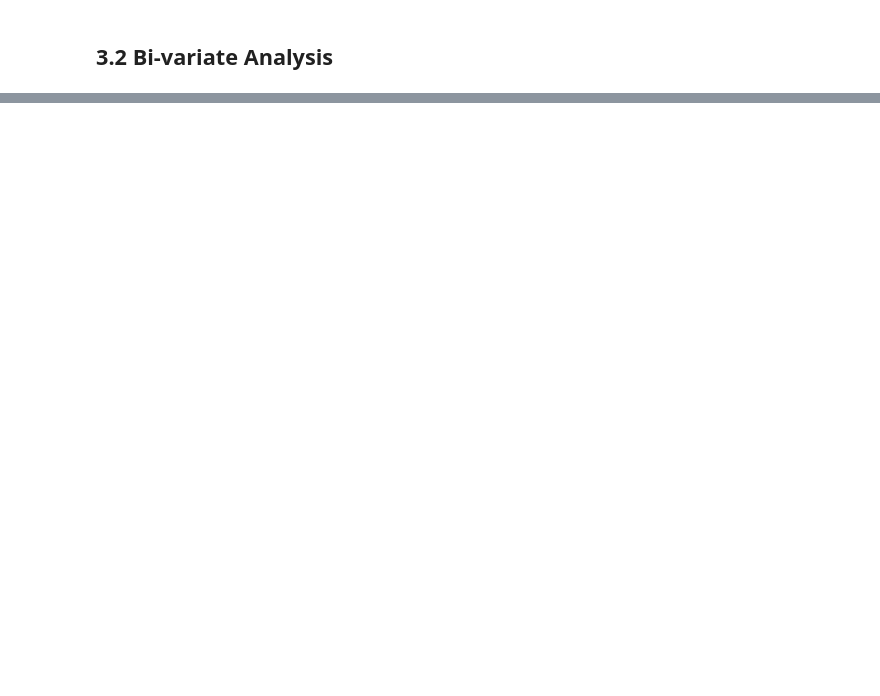
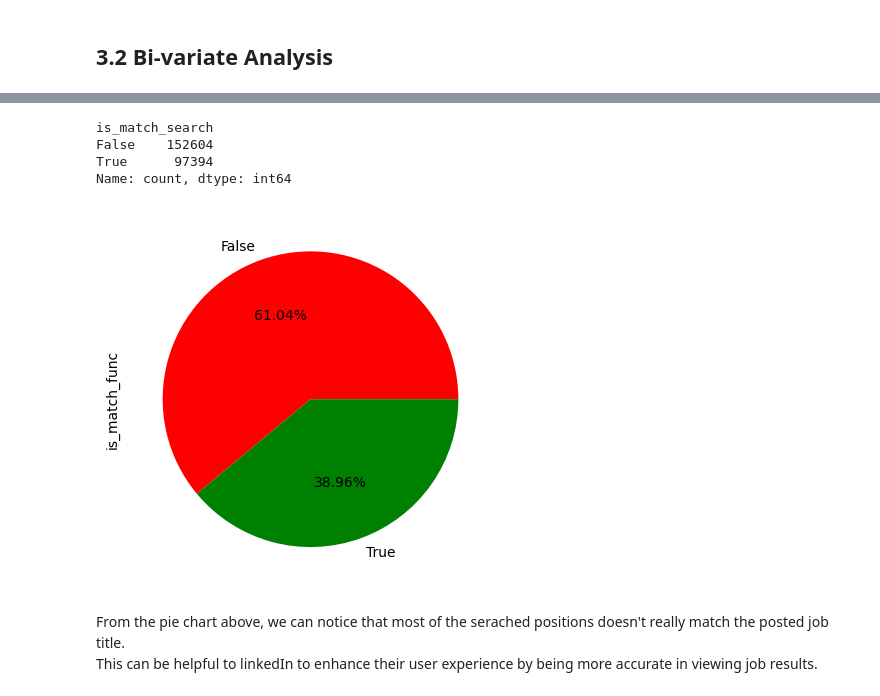
Before and after one commit to YaserKhy/Data-Analysis-Project-T5, a Jupyter notebook: Data Analysis Project.ipynb, the cells around one changed output, grey strips where cells are left out. Cells and saved outputs as stored; diff of their text form; code cells hidden in the pictures; blank space fills up the shorter version.

```diff
--- a/Data Analysis Project.ipynb
+++ b/Data Analysis Project.ipynb
@@ -401,0 +419,10 @@ sns.heatmap(cross,annot=True)
+# %%
+def is_match_func(row) :
+    position_as_list = row['search_position'].split(' ')
+    title = row['job_title']
+    for word in position_as_list :
+        if word in title :
+            return True
+    return False
+
+df['is_match_search'] = df.apply(is_match_func,axis=1) # axis=1 means apply is_match_func function on each row
@@ -401,0 +438,18 @@ sns.heatmap(cross,annot=True)
+# %%
+df['is_match_search'].value_counts().plot(
+    kind='pie',
+    ylabel='is_match_func',
+    colors=['red','green'],
+    autopct='%.2f%%'
+)
+
+df['is_match_search'].value_counts()
+# %% [output]
+is_match_search
+False    152604
+True      97394
+Name: count, dtype: int64
+[figure, added]
+# %% [markdown]
+From the pie chart above, we can notice that most of the serached positions doesn't really match the posted job title.\
+This can be helpful to linkedIn to enhance their user experience by being more accurate in viewing job results.
```
Also changed, not shown: parts of 13 cells of this notebook.
